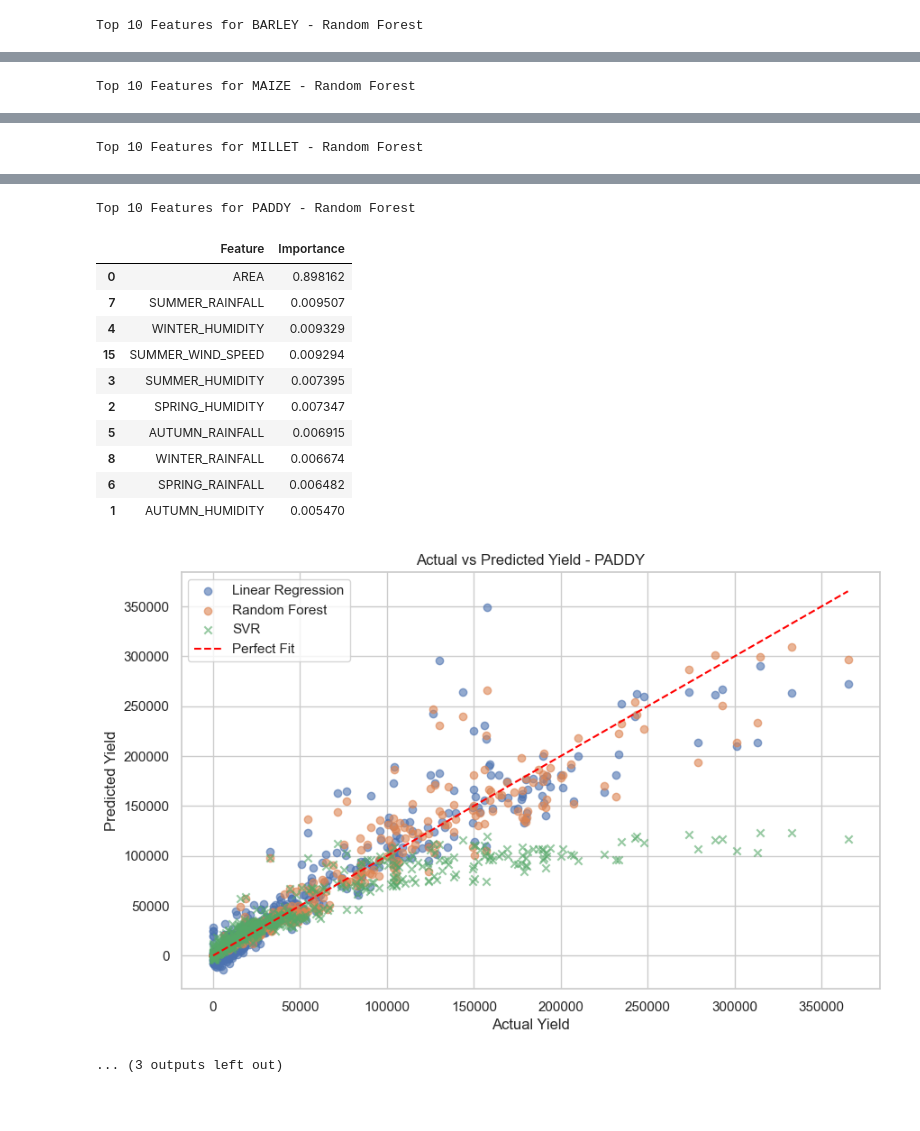
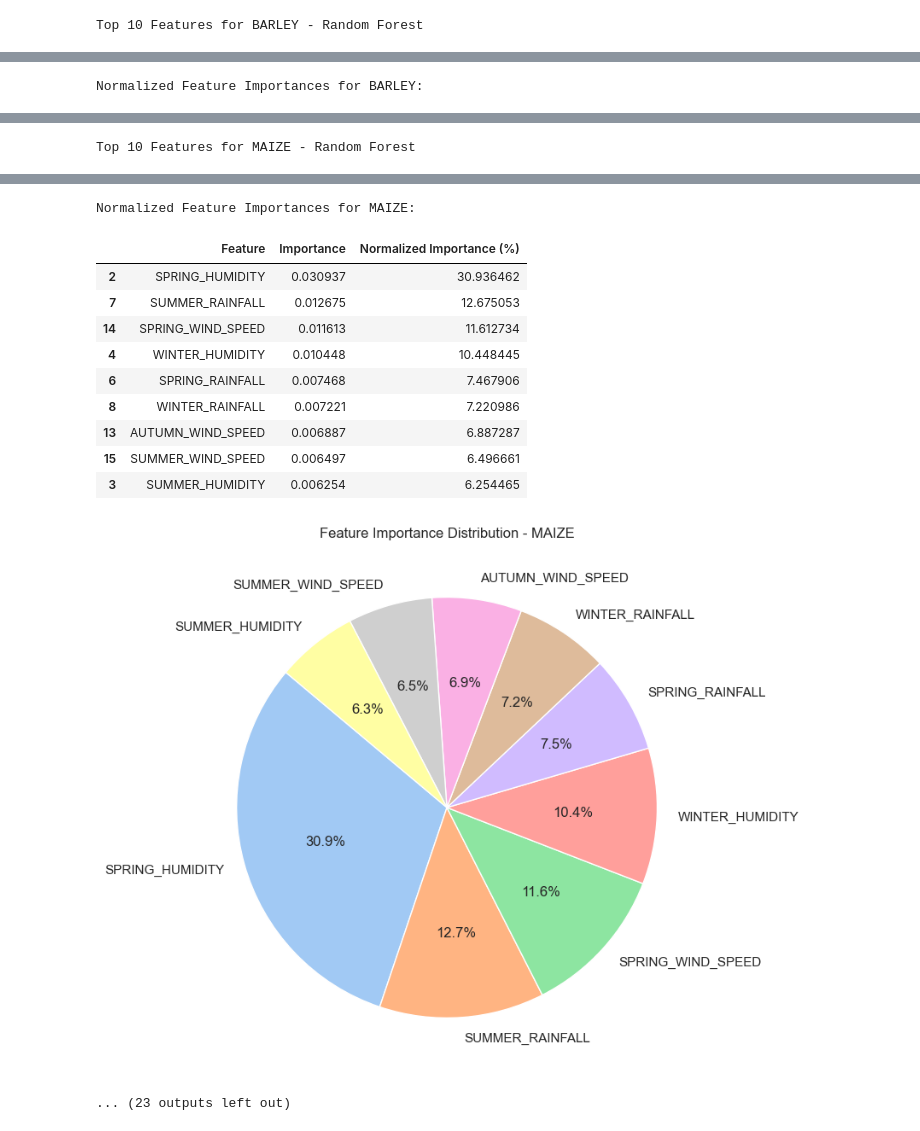
Before and after one commit to Aayushstha03/cropYieldPrediction, a Jupyter notebook: completeAlgorithms.ipynb, the cells around one changed output, grey strips where cells are left out. Cells and saved outputs as stored; diff of their text form; code cells hidden in the pictures; blank space fills up the shorter version.

Commit message:
added IQR and residual plots

```diff
--- a/completeAlgorithms.ipynb
+++ b/completeAlgorithms.ipynb
@@ -76,6 +87,31 @@ def process_crop(file_path):
     ).sort_values(by="Importance", ascending=False).head(10)
 
     return results, y_test, y_pred_lr, y_pred_rf, y_pred_svr, importance_df
+# %%
+def visualize_influencers(importance_df, crop_name):
+    # Remove AREA from the feature list
+    filtered_importance_df = importance_df[importance_df['Feature'] != 'AREA'].copy()
+
+    # Normalize the importance values to represent percentages
+    filtered_importance_df.loc[:, 'Normalized Importance (%)'] = (
+        filtered_importance_df['Importance'] / filtered_importance_df['Importance'].sum() * 100
+    )
+
+    # Display the normalized importance DataFrame
+    print(f"Normalized Feature Importances for {crop_name}:")
+    display(filtered_importance_df)
+
+    # Create a pie chart
+    plt.figure(figsize=(8, 8))
+    plt.pie(
+        filtered_importance_df['Normalized Importance (%)'],
+        labels=filtered_importance_df['Feature'],
+        autopct='%1.1f%%',
+        startangle=140,
+        colors=sns.color_palette('pastel')
+    )
+    plt.title(f"Feature Importance Distribution - {crop_name}")
+    plt.show()
 # %%
 # List of file paths
 file_paths = [
@@ -101,6 +137,9 @@ for file_path in file_paths:
     print(f"Top 10 Features for {crop_name} - Random Forest")
     display(importance_df)  # Jupyter-friendly display
 
+    # Call the visualization function
+    visualize_influencers(importance_df, crop_name)
+
     # Scatter plot: Actual vs Predicted
     plt.figure(figsize=(10, 6))
     plt.scatter(y_test, y_pred_lr, label="Linear Regression", alpha=0.6)
@@ -112,6 +151,22 @@ for file_path in file_paths:
     plt.ylabel("Predicted Yield")
     plt.legend()
     plt.show()
+
+    # Residual plots
+    residuals_lr = y_test - y_pred_lr
+    residuals_rf = y_test - y_pred_rf
+    residuals_svr = y_test - y_pred_svr
+
+    plt.figure(figsize=(10, 6))
+    plt.scatter(y_pred_lr, residuals_lr, label="Linear Regression", alpha=0.6)
+    plt.scatter(y_pred_rf, residuals_rf, label="Random Forest", alpha=0.6)
+    plt.scatter(y_pred_svr, residuals_svr, label="SVR", alpha=0.6, marker="x")
+    plt.axhline(y=0, color='red', linestyle='--', label="Zero Error Line")
+    plt.title(f"Residual Plot - {crop_name}")
+    plt.xlabel("Predicted Yield")
+    plt.ylabel("Residuals")
+    plt.legend()
+    plt.show()
 # %% [output]
 Top 10 Features for BARLEY - Random Forest
 |  | Feature | Importance |
@@ -129 +183 @@ Top 10 Features for BARLEY - Random Forest
-Top 10 Features for MAIZE - Random Forest
+Normalized Feature Importances for BARLEY:
@@ -142,2 +197,2 @@ Top 10 Features for MAIZE - Random Forest
-Top 10 Features for MILLET - Random Forest
+Top 10 Features for MAIZE - Random Forest
 |  | Feature | Importance |
@@ -155,14 +209,13 @@ Top 10 Features for MILLET - Random Forest
-Top 10 Features for PADDY - Random Forest
+Normalized Feature Importances for MAIZE:
-|  | Feature | Importance |
-| 0 | AREA | 0.898162 |
-| 7 | SUMMER_RAINFALL | 0.009507 |
-| 4 | WINTER_HUMIDITY | 0.009329 |
-| 15 | SUMMER_WIND_SPEED | 0.009294 |
-| 3 | SUMMER_HUMIDITY | 0.007395 |
-| 2 | SPRING_HUMIDITY | 0.007347 |
-| 5 | AUTUMN_RAINFALL | 0.006915 |
-| 8 | WINTER_RAINFALL | 0.006674 |
-| 6 | SPRING_RAINFALL | 0.006482 |
-| 1 | AUTUMN_HUMIDITY | 0.005470 |
+|  | Feature | Importance | Normalized Importance (%) |
+| 2 | SPRING_HUMIDITY | 0.030937 | 30.936462 |
+| 7 | SUMMER_RAINFALL | 0.012675 | 12.675053 |
+| 14 | SPRING_WIND_SPEED | 0.011613 | 11.612734 |
+| 4 | WINTER_HUMIDITY | 0.010448 | 10.448445 |
+| 6 | SPRING_RAINFALL | 0.007468 | 7.467906 |
+| 8 | WINTER_RAINFALL | 0.007221 | 7.220986 |
+| 13 | AUTUMN_WIND_SPEED | 0.006887 | 6.887287 |
+| 15 | SUMMER_WIND_SPEED | 0.006497 | 6.496661 |
+| 3 | SUMMER_HUMIDITY | 0.006254 | 6.254465 |
-[figure, old version]
+[figure, new version]
-... (3 outputs left out)
+... (23 outputs left out)
```
Also changed, not shown: parts of 4 cells of this notebook.
